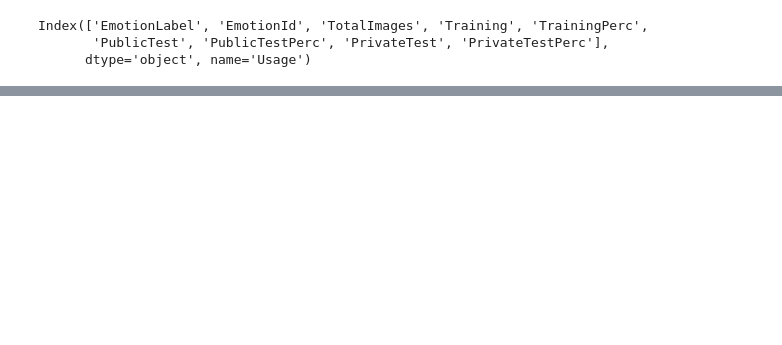
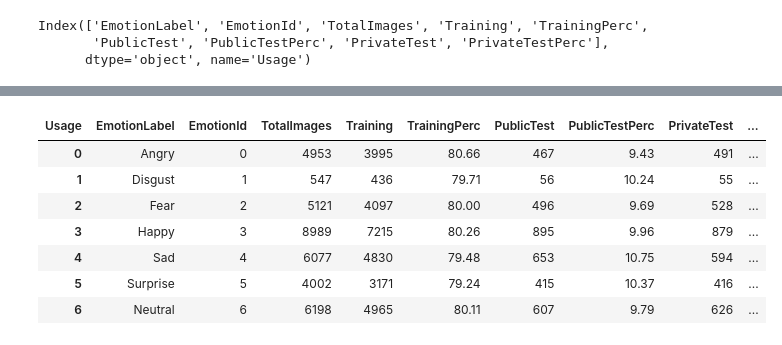
Before and after one commit to dlumian/EmotionFaceClassifier, a Jupyter notebook: notebooks/EDA_FER2013.ipynb, the cells around one changed output, grey strips where cells are left out. Saved outputs shown, nothing was run; the diff lists cells and outputs as text; code cells hidden in the pictures; blank space fills up the shorter version.

```diff
--- a/notebooks/EDA_FER2013.ipynb
+++ b/notebooks/EDA_FER2013.ipynb
@@ -154,0 +186,11 @@ fig.show()
+# %%
+emo_piv
+# %% [output]
+| Usage | EmotionLabel | EmotionId | TotalImages | Training | TrainingPerc | PublicTest | PublicTestPerc | PrivateTest | ... |
+| 0 | Angry | 0 | 4953 | 3995 | 80.66 | 467 | 9.43 | 491 | ... |
+| 1 | Disgust | 1 | 547 | 436 | 79.71 | 56 | 10.24 | 55 | ... |
+| 2 | Fear | 2 | 5121 | 4097 | 80.00 | 496 | 9.69 | 528 | ... |
+| 3 | Happy | 3 | 8989 | 7215 | 80.26 | 895 | 9.96 | 879 | ... |
+| 4 | Sad | 4 | 6077 | 4830 | 79.48 | 653 | 10.75 | 594 | ... |
+| 5 | Surprise | 5 | 4002 | 3171 | 79.24 | 415 | 10.37 | 416 | ... |
+| 6 | Neutral | 6 | 6198 | 4965 | 80.11 | 607 | 9.79 | 626 | ... |
```
Also changed, not shown: parts of 9 cells of this notebook, 5 other files.
